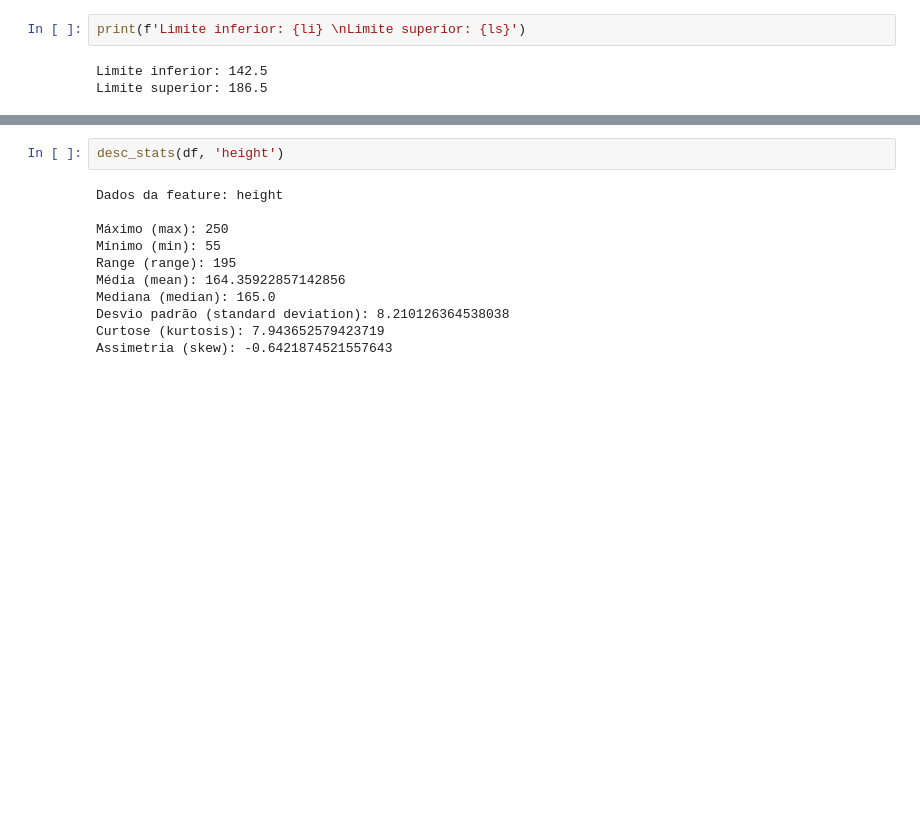
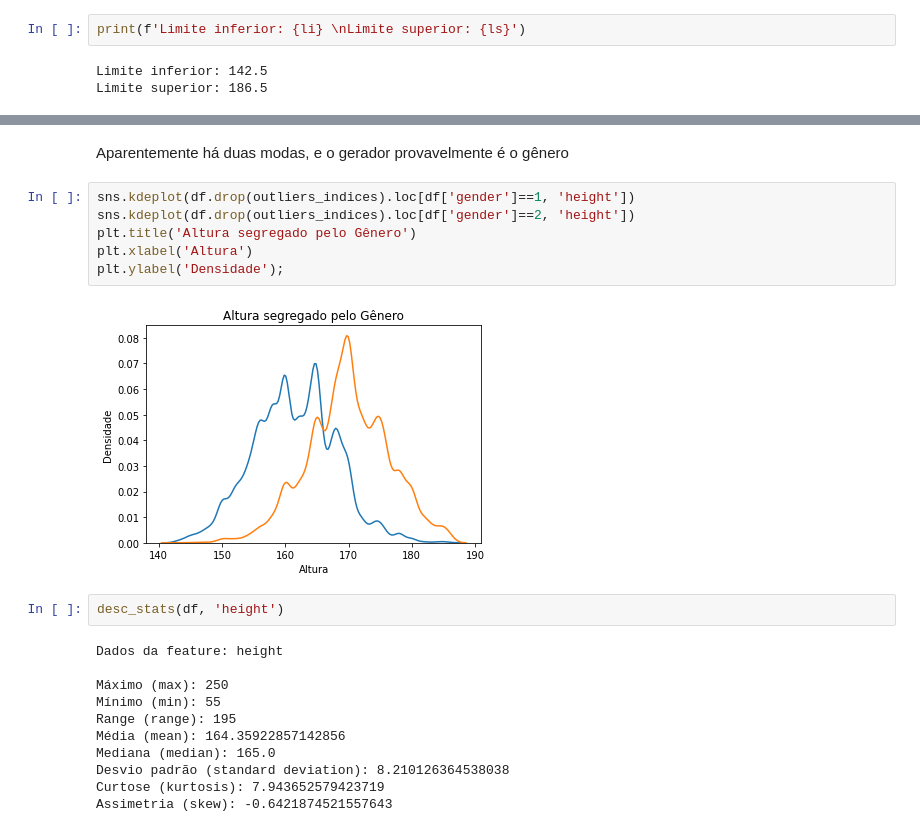
Before and after one commit to Samoelmoura/cardio_diseases_predict, a Jupyter notebook: notebooks/cardio_diseases_predict.ipynb, the cells around one changed output, grey strips where cells are left out. Drawn from its saved outputs; the diff is of its cells as text; blank space fills up the shorter version.

```diff
--- a/notebooks/cardio_diseases_predict.ipynb
+++ b/notebooks/cardio_diseases_predict.ipynb
@@ -235,3 +240,13 @@ sns.histplot(df.drop(outliers_indices)['height'], bins=20)
+# %% [markdown]
+Aparentemente há duas modas, e o gerador provavelmente é o gênero
+# %%
+sns.kdeplot(df.drop(outliers_indices).loc[df['gender']==1, 'height'])
+sns.kdeplot(df.drop(outliers_indices).loc[df['gender']==2, 'height'])
+plt.title('Altura segregado pelo Gênero')
+plt.xlabel('Altura')
+plt.ylabel('Densidade');
+# %% [output]
+[figure, added]
 # %%
 desc_stats(df, 'height')
 # %% [output]
```
Also changed, not shown: parts of 11 cells of this notebook.
